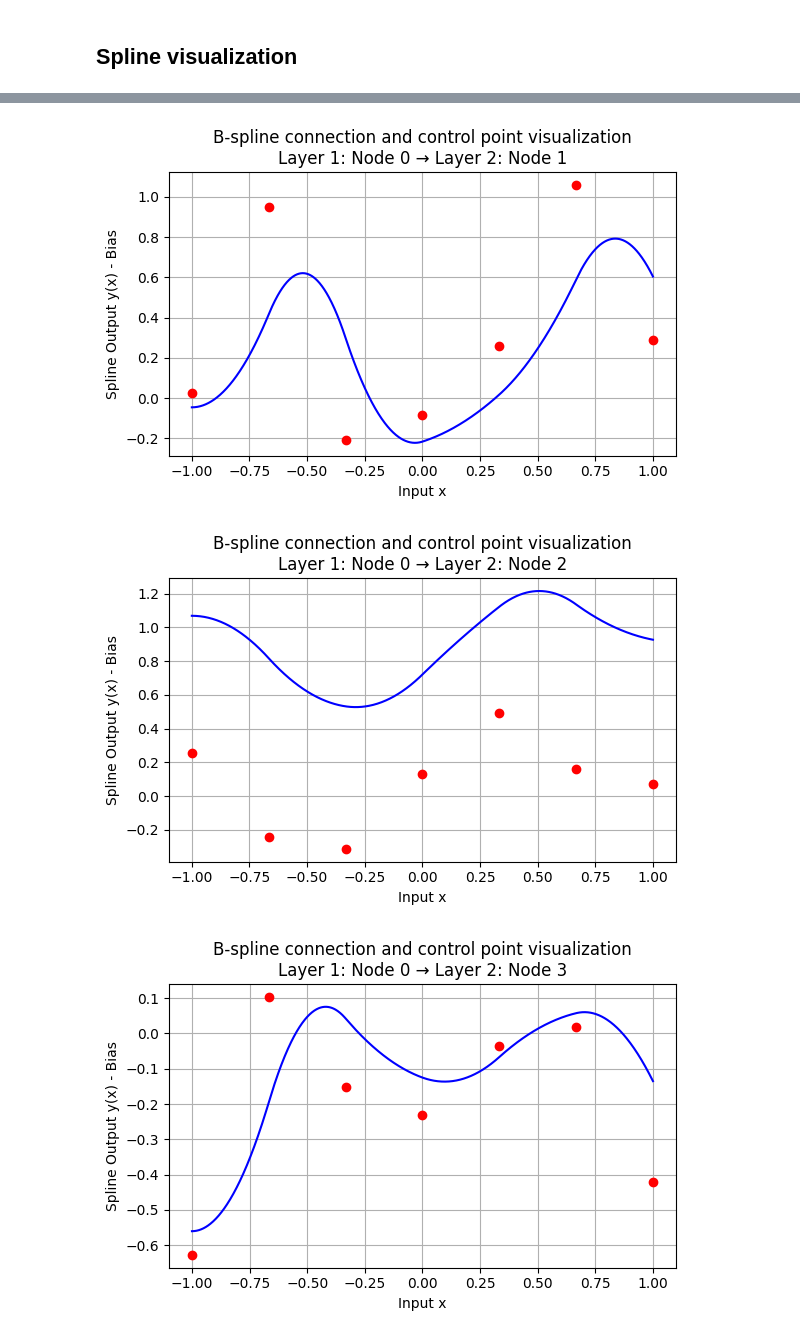
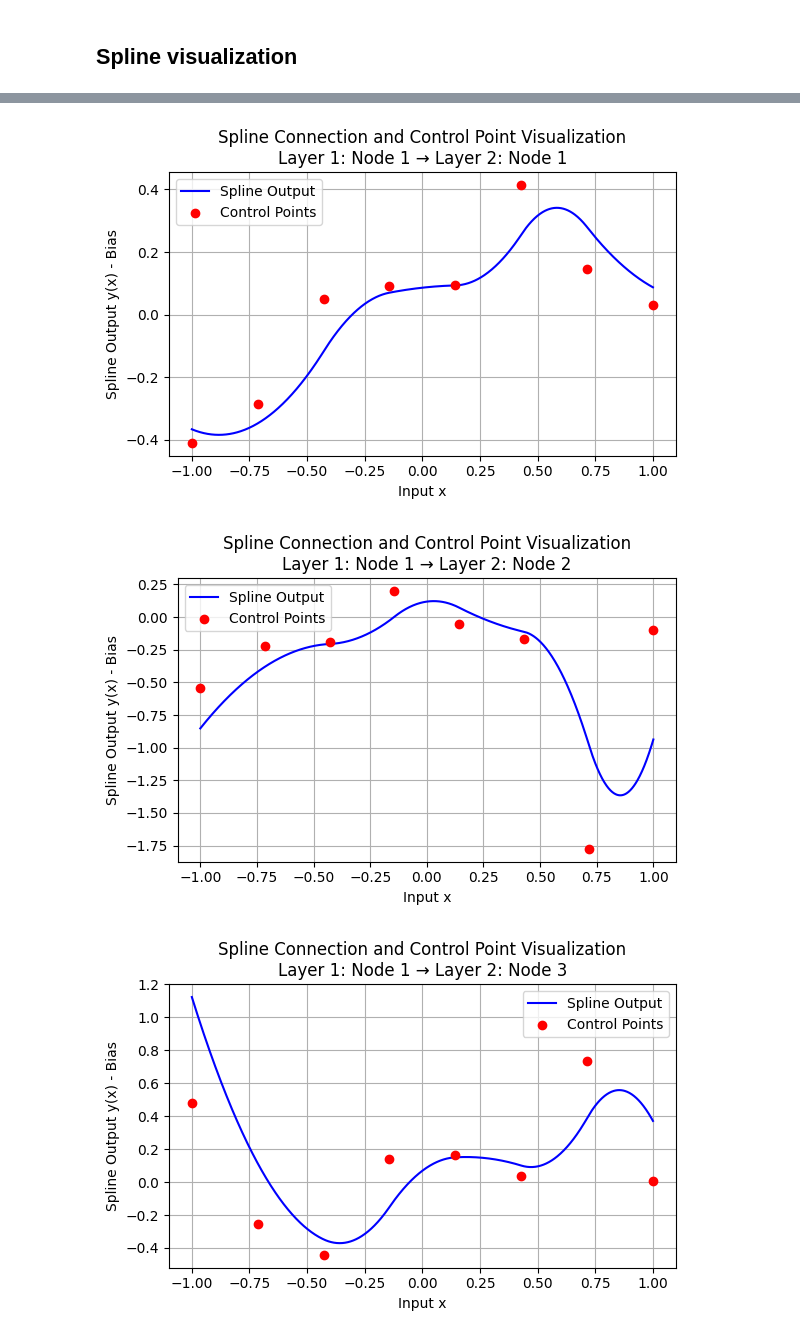
Before and after one commit to Kursula/ML_toy_problems, a Jupyter notebook: KAN_classification.ipynb, the cells around one changed output, grey strips where cells are left out. Saved outputs shown, nothing was run; the diff lists cells and outputs as text; code cells hidden in the pictures.

```diff
--- a/KAN_classification.ipynb
+++ b/KAN_classification.ipynb
@@ -224,8 +228,8 @@ class KANModel(nn.Module):
 # Hyperparameters
 input_dim = 2
 output_dim = 1
-hidden_layers = [10, 10]
-num_knots = 7
+hidden_layers = [15, 10]
+num_knots = 8
 learning_rate = 0.001
 num_epochs = 70
 batch_size = 32
@@ -263,7 +267,7 @@ for epoch in range(1, num_epochs + 1):
         outputs = model(batch_X)
         loss = loss_func(outputs, batch_y)
         loss.backward()
-        torch.nn.utils.clip_grad_norm_(model.parameters(), max_norm=1.0)  # Clip gradients
+        torch.nn.utils.clip_grad_norm_(model.parameters(), max_norm=1.0)
 
         optimizer.step()
         epoch_train_loss += loss.item() * batch_X.size(0)
@@ -280,7 +284,7 @@ for epoch in range(1, num_epochs + 1):
     epoch_test_loss /= len(test_loader.dataset)
     test_loss.append(epoch_test_loss)
     if epoch % 5 == 0:
-        print(f"Epoch {epoch}/{num_epochs}, train: {epoch_train_loss:.6f}, test: {epoch_train_loss:.6f}")
+        print(f"Epoch {epoch}/{num_epochs}, train: {epoch_train_loss:.6f}, test: {epoch_test_loss:.6f}")
 
 td = time.time() - t0
 print(f"Training time: {td:.2f} s")
@@ -319,7 +323,7 @@ plt.show()
 This demonstrates simple classification quality evaluation and the typical pitfalls in using common metrics such as accuracy.
 # %%
 # Make predictions using new data
-x, y_true = define_dataset(n_samples=20000)
+x, y_true = define_dataset(n_samples=100000)
 x = torch.from_numpy(x)
 y_pred = model(x).detach().numpy()
 # %%
@@ -393,6 +397,8 @@ def visualize_spline_connection(model, layer_index, input_index, output_index):
     Raises:
         IndexError: If the specified layer, input, or output indices are out of range.
     """
+    import copy
+
     # Validate layer index
     if layer_index < 0 or layer_index >= len(model.layers):
         raise IndexError(f"Layer index {layer_index} is out of range. Model has {len(model.layers)} layers.")
@@ -422,39 +428,48 @@ def visualize_spline_connection(model, layer_index, input_index, output_index):
     # Ensure the input tensor is on the same device as the model
     input_tensor = input_tensor.to(next(layer.parameters()).device)
 
-    # Perform forward pass
+    # Create a copy of the layer with zeroed control points for other inputs
+    layer_copy = copy.deepcopy(layer)
     with torch.no_grad():
-        layer_output = layer(input_tensor)  # Shape: (num_points, hidden_dim)
+        # Zero control points for all input dimensions except the specified one
+        mask = torch.ones_like(layer_copy.y)
+        mask[:, input_index, :] = 0  # Set mask to zero for the specified input index
+        layer_copy.y.data = layer_copy.y.data * (1 - mask)
+
+    # Perform forward pass using the copied layer
+    with torch.no_grad():
+        layer_output = layer_copy(input_tensor)  # Shape: (num_points, hidden_dim)
 
     # Extract the output for the specified output neuron
     output_values = layer_output[:, output_index].cpu().numpy()
 
     # Extract the bias for the output neuron
-    bias = layer.bias[output_index].item()
+    bias = layer_copy.bias[output_index].item()
 
-    # Isolate the spline contribution by subtracting the bias
+    # Subtract the bias
     spline_output = output_values - bias
 
     # Plot the spline
     plt.figure(figsize=(6, 4))
-    plt.plot(x_values, spline_output, color='blue')
+    plt.plot(x_values, spline_output, color='blue', label='Spline Output')
 
     # Extract control points for the specified connection
-    y_j_i = layer.y[output_index, input_index, :].detach().cpu().numpy()  # Shape: (num_knots,)
-    knots = layer.knots.detach().cpu().numpy()  # Shape: (num_knots,)
-    plt.scatter(knots, y_j_i, color='red', zorder=5)
+    y_j_i = layer_copy.y[output_index, input_index, :].detach().cpu().numpy()  # Shape: (num_knots,)
+    knots = layer_copy.knots.detach().cpu().numpy()  # Shape: (num_knots,)
+    plt.scatter(knots, y_j_i, color='red', zorder=5, label='Control Points')
 
-    title = 'B-spline connection and control point visualization'
+    title = 'Spline Connection and Control Point Visualization'
     title += f'\nLayer {layer_index}: Node {input_index} → Layer {layer_index + 1}: Node {output_index}'
     plt.title(title)
     plt.xlabel('Input x')
     plt.ylabel('Spline Output y(x) - Bias')
     plt.grid(True)
+    plt.legend()
     plt.tight_layout()
     plt.show()
 # %%
 selected_layer = 1
-node_a = 0
+node_a = 1
 for i in range(5):
     node_b = i
     visualize_spline_connection(model, selected_layer, node_a, node_b)
@@ -463,3 +478,3 @@ for i in range(5):
-[figure, old version]
+[figure, new version]
-[figure, old version]
+[figure, new version]
-[figure, old version]
+[figure, new version]
```
Also changed, not shown: parts of 15 cells of this notebook.
